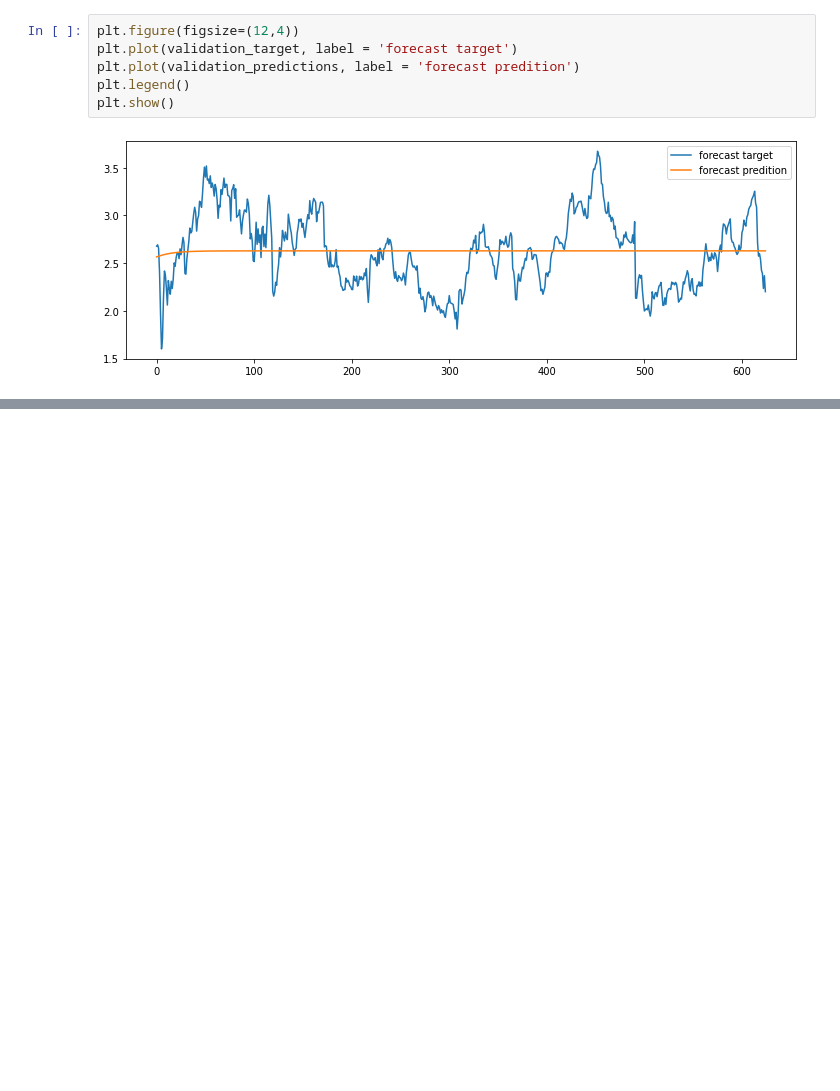
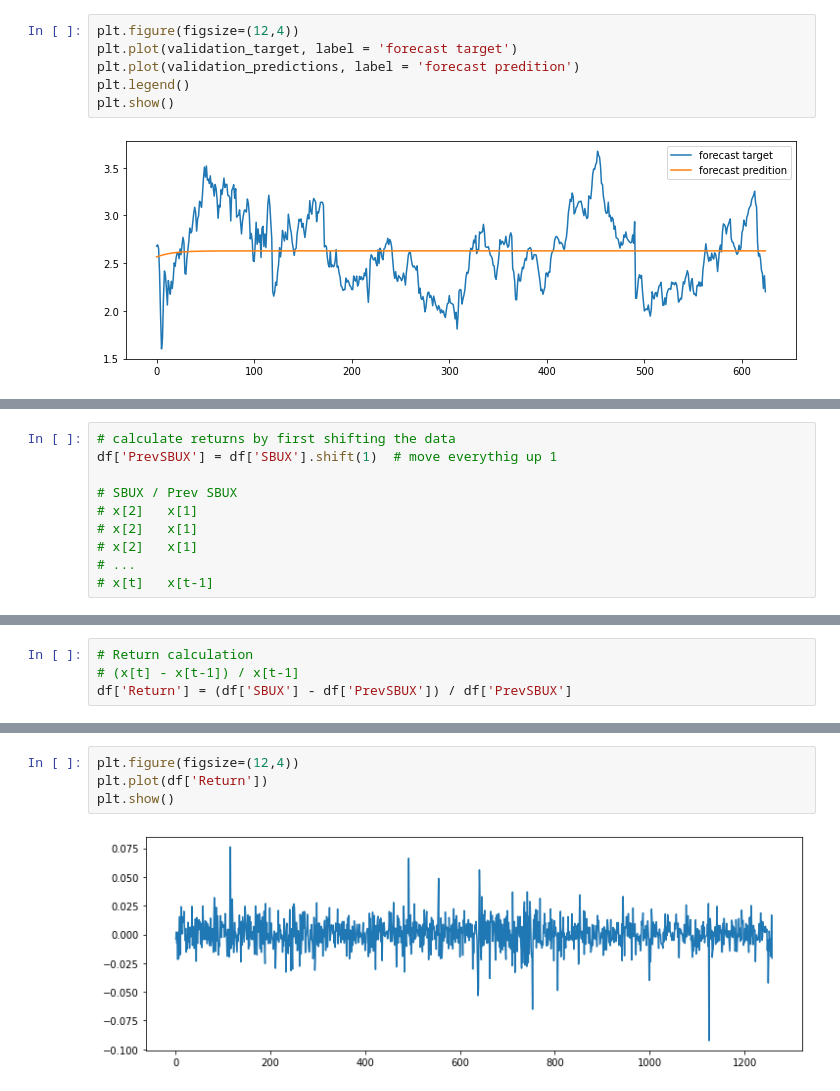
Before and after one commit to comchem/Pytorch_DeepLearning_Tutorials, a Jupyter notebook: Sec6-RNN_&_TimeSeries/8-Stock_Returns.ipynb, the cells around one changed output, grey strips where cells are left out. Cells and saved outputs as stored; diff of their text form; blank space fills up the shorter version.

```diff
--- a/Sec6-RNN_&_TimeSeries/8-Stock_Returns.ipynb
+++ b/Sec6-RNN_&_TimeSeries/8-Stock_Returns.ipynb
@@ -241,0 +244,10 @@ plt.show()
+# %%
+# calculate returns by first shifting the data
+df['PrevSBUX'] = df['SBUX'].shift(1)  # move everythig up 1
+
+# SBUX / Prev SBUX
+# x[2]   x[1]
+# x[2]   x[1]
+# x[2]   x[1]
+# ...
+# x[t]   x[t-1]
@@ -241,0 +263,4 @@ plt.show()
+# %%
+# Return calculation
+# (x[t] - x[t-1]) / x[t-1]
+df['Return'] = (df['SBUX'] - df['PrevSBUX']) / df['PrevSBUX']
@@ -241,0 +276,6 @@ plt.show()
+# %%
+plt.figure(figsize=(12,4))
+plt.plot(df['Return'])
+plt.show()
+# %% [output]
+[figure, added]
```
Also changed, not shown: parts of 22 cells of this notebook.
